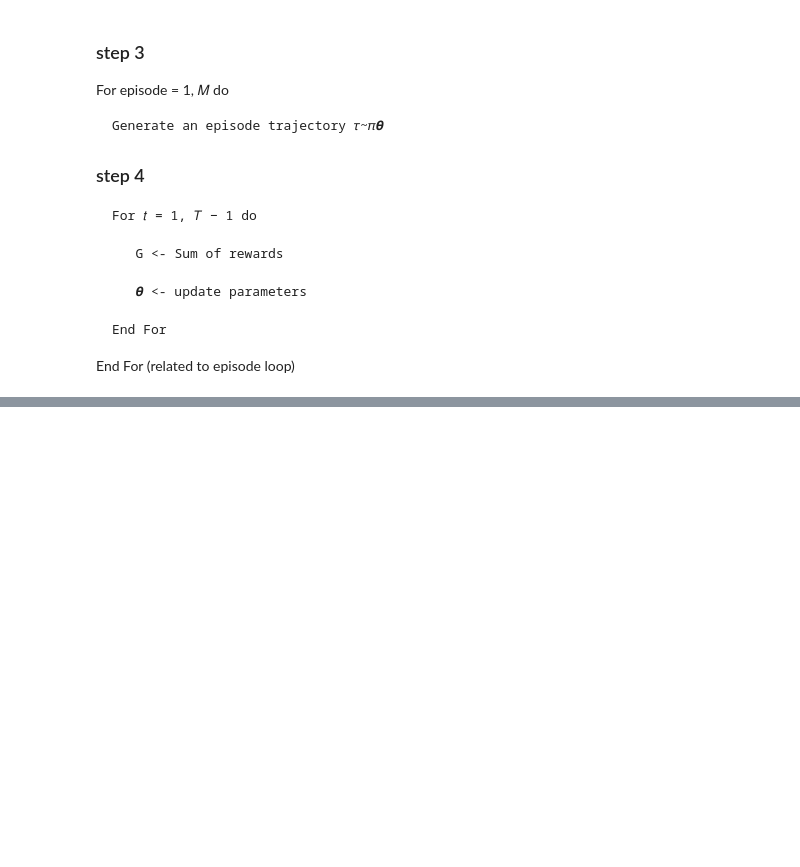
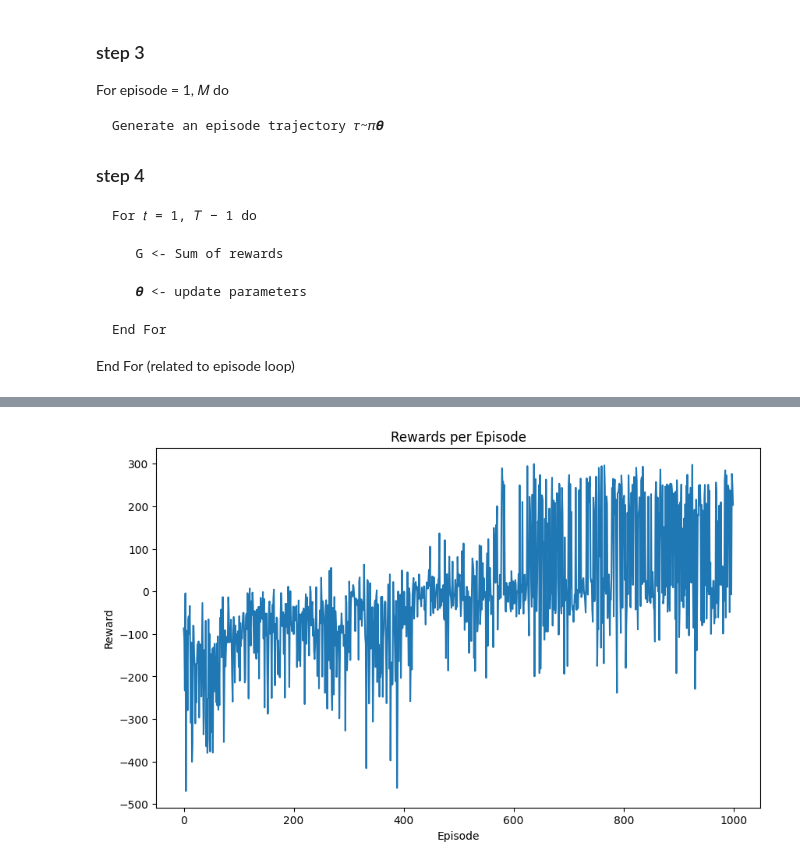
Before and after one commit to zdangata/rl-group-assignment, a Jupyter notebook: REINFORCE_Implementation.ipynb, the cells around one changed output, grey strips where cells are left out. Cells and saved outputs as stored; diff of their text form; code cells hidden in the pictures; blank space fills up the shorter version.

```diff
--- a/REINFORCE_Implementation.ipynb
+++ b/REINFORCE_Implementation.ipynb
@@ -233,0 +236,9 @@ plt.scatter(np.arange(score.shape[0]),score,
+# %%
+plt.figure(figsize=(10, 6))
+plt.plot(episode_rewards_history)
+plt.xlabel('Episode')
+plt.ylabel('Reward')
+plt.title('Rewards per Episode')
+plt.show()
+# %% [output]
+[figure, added]
```
Also changed, not shown: parts of 6 cells of this notebook.
